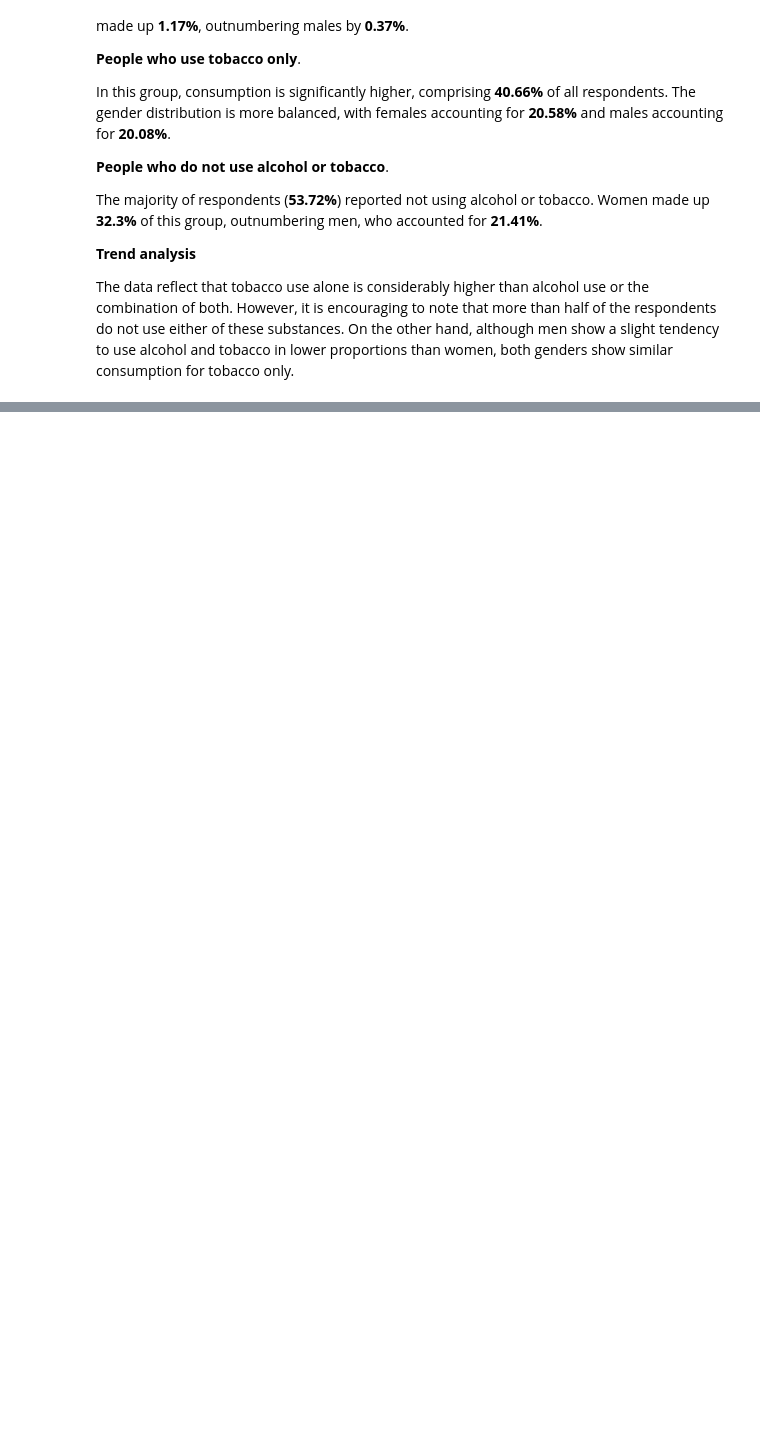
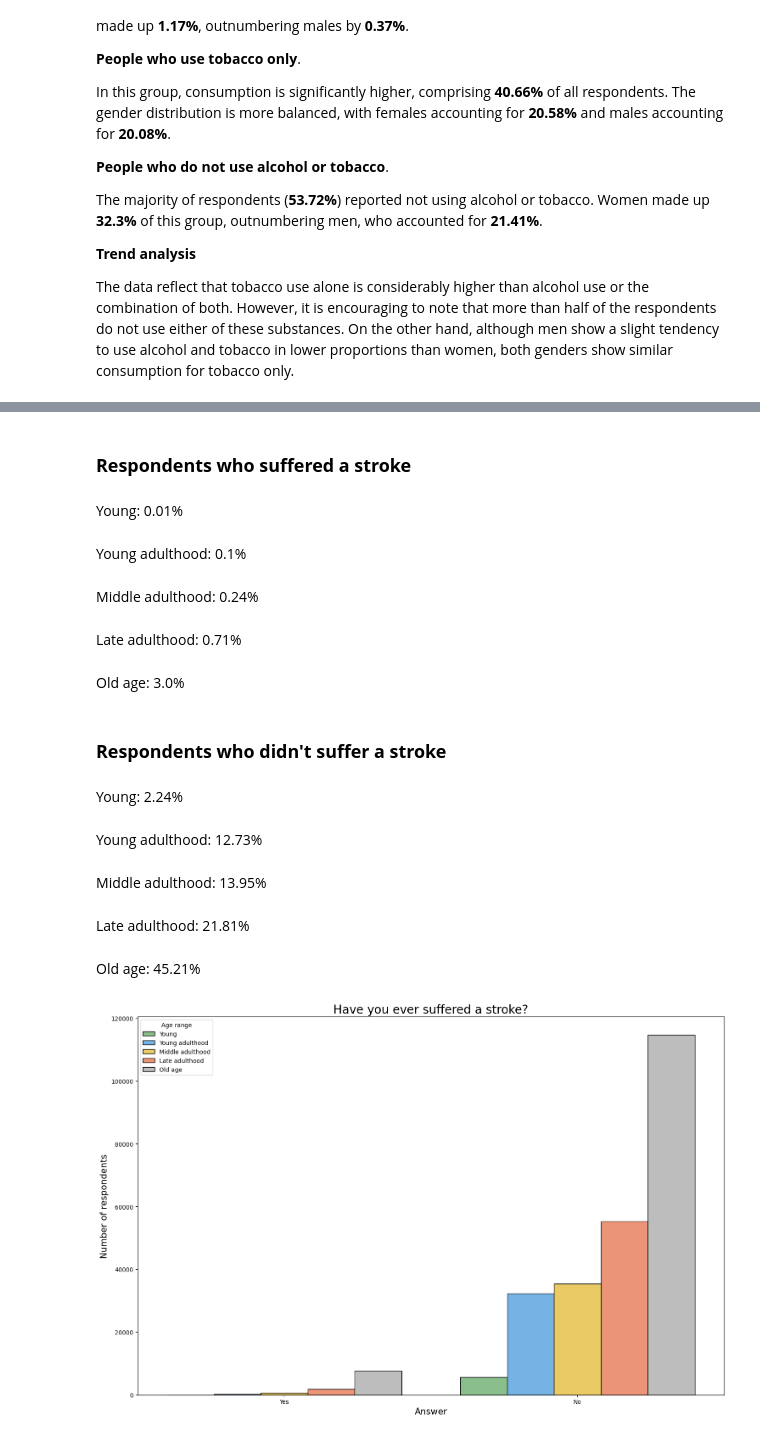
Before and after one commit to jeremias-mena/medpredictor-ML, a Jupyter notebook: medpredictor/notebooks/03-exploratory-data-analysis.ipynb, the cells around one changed output, grey strips where cells are left out. Saved outputs shown, nothing was run; the diff lists cells and outputs as text; code cells hidden in the pictures; blank space fills up the shorter version.

```diff
--- a/medpredictor/notebooks/03-exploratory-data-analysis.ipynb
+++ b/medpredictor/notebooks/03-exploratory-data-analysis.ipynb
@@ -565,0 +827,56 @@ The data reflect that tobacco use alone is considerably higher than alcohol use
+# %%
+values_age_range_order = ['Young',
+                          'Young adulthood',
+                          'Middle adulthood',
+                          'Late adulthood',
+                          'Old age']
+values_stroke_order = ['Yes', 'No']
+titles = ["Respondents who suffered a stroke",
+          "Respondents who didn't suffer a stroke"]
+
+y, y_a, m_a, l_a, o_a = age_metrics(df, 'age_range', 'Stroke', values_age_range_order, values_stroke_order)
+
+metrics_dict = {"Young": y,
+                "Young adulthood": y_a,
+                "Middle adulthood": m_a,
+                "Late adulthood": l_a,
+                "Old age": o_a}
+
+for title, value in zip(titles, values_stroke_order):
+    display(Markdown(f"### **{title}**"))
+    for metric in metrics_dict:
+        show_metric(metric, metrics_dict[metric][value])
+
+group = df.groupby(['age_range', 'Stroke']).size().reset_index(name='count')
+group.columns = ['Age range', 'Stroke', 'count']
+
+g_title = "Have you ever suffered a stroke?"
+x_label = "Answer"
+y_label = "Number of respondents"
+dict_colors = {"Young":"#81C784",
+               "Young adulthood":"#64B5F6",
+               "Middle adulthood":"#FFD54F",
+               "Late adulthood":"#FF8A65",
+               "Old age":"#BDBDBD"}
+colors = list(dict_colors.values())
+
+graph_diabetes = Graph(graph_title=g_title,
+                       xlabel_name=x_label,
+                       ylabel_name=y_label,
+                       colors=colors)
+
+graph_diabetes.bar_plot_sns(x='Stroke', y='count', data=group, hue='Age range', hue_order=values_age_range_order, order=values_stroke_order, legend=True)
+# %% [output]
+### **Respondents who suffered a stroke**
+Young: 0.01%
+Young adulthood: 0.1%
+Middle adulthood: 0.24%
+Late adulthood: 0.71%
+Old age: 3.0%
+### **Respondents who didn't suffer a stroke**
+Young: 2.24%
+Young adulthood: 12.73%
+Middle adulthood: 13.95%
+Late adulthood: 21.81%
+Old age: 45.21%
+[figure, added]
```
Also changed, not shown: parts of 30 cells of this notebook.
